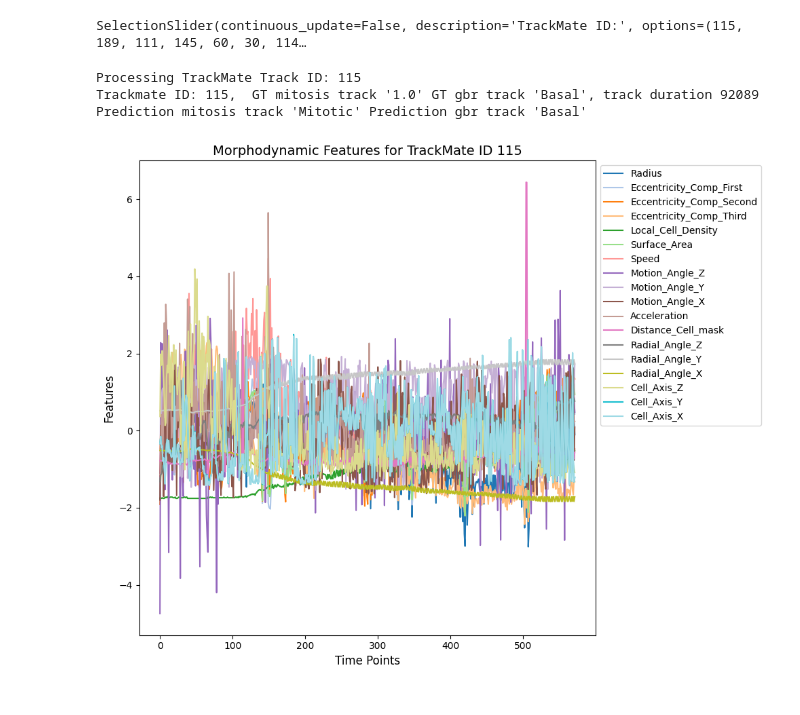
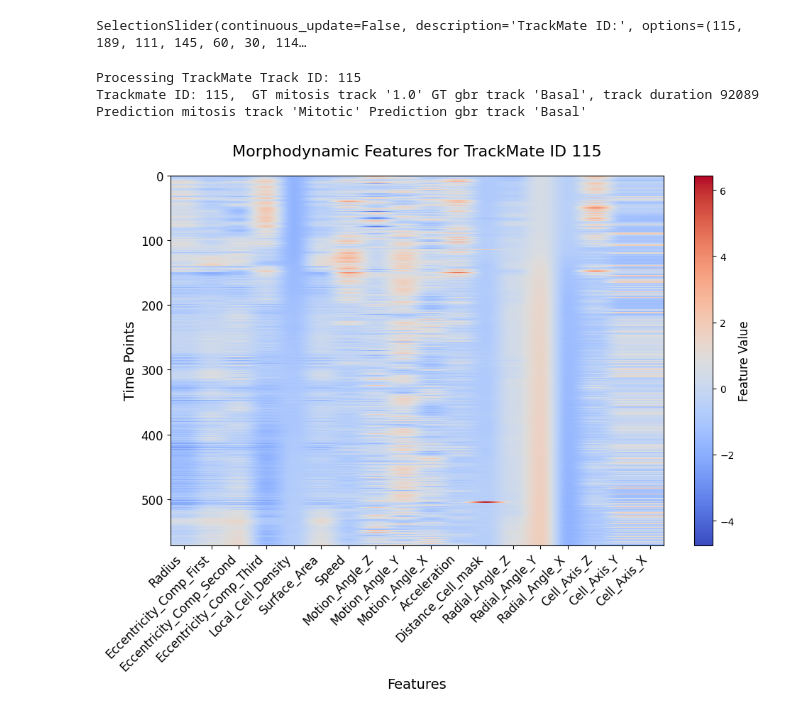
Before and after one commit to kapoorlab/CopenhagenWorkflow, a Jupyter notebook: inception_demo.ipynb, the cells around one changed output. Cells and saved outputs as stored; diff of their text form; code cells hidden in the pictures.

Commit message:
figure

```diff
--- a/inception_demo.ipynb
+++ b/inception_demo.ipynb
@@ -118,45 +118,52 @@ def process_trackmate_id(trackmate_id):
 
     gbr_prediction = inception_model_prediction(tracks_dataframe, trackmate_id, tracklet_length, class_map_gbr, morphodynamic_model=gbr_morpho_torch_model, device=device)
     mitosis_prediction = inception_model_prediction(tracks_dataframe, trackmate_id, tracklet_length, class_map_mitosis, morphodynamic_model=mitosis_morpho_torch_model, device=device)
     if len(tracks_dataframe[tracks_dataframe['TrackMate Track ID'] == trackmate_id]) > 0:
         track_duration = tracks_dataframe[tracks_dataframe['TrackMate Track ID'] == trackmate_id]['Track Duration'].iloc[0]
         track_mitosis = tracks_dataframe[tracks_dataframe['TrackMate Track ID'] == trackmate_id]['Dividing'].iloc[0]
         track_celltype = tracks_dataframe[tracks_dataframe['TrackMate Track ID'] == trackmate_id]['Cell_Type'].iloc[0]
         print(f"Trackmate ID: {trackmate_id},  GT mitosis track '{track_mitosis}' GT gbr track '{track_celltype}', track duration {track_duration}")
         print(f"Prediction mitosis track '{mitosis_prediction}' Prediction gbr track '{gbr_prediction}'")
         morphodynamic_features = tracks_dataframe[tracks_dataframe['TrackMate Track ID'] == trackmate_id][SHAPE_DYNAMIC_FEATURES].to_numpy()
-        plt.figure(figsize=(10, 8))
-        time_points = np.arange(morphodynamic_features.shape[0])
-        for i, feature_name in enumerate(SHAPE_DYNAMIC_FEATURES):
-          plt.plot(
-            time_points,
-            morphodynamic_features[:, i],
-            color=colormap(i),
-            label=feature_name,
-            linestyle='-'
-        )
+        fig_width = max(10, len(SHAPE_DYNAMIC_FEATURES) * 0.5)
+        plt.figure(figsize=(fig_width, 8))
+        plt.imshow(morphodynamic_features,aspect='auto', cmap='coolwarm')
 
-        plt.title(f'Morphodynamic Features for TrackMate ID {trackmate_id}', fontsize=14)
-        plt.xlabel('Time Points', fontsize=12)
-        plt.ylabel('Features', fontsize=12)
-        plt.legend(loc='upper left', bbox_to_anchor=(1, 1), fontsize=10)
+        plt.title(f'Morphodynamic Features for TrackMate ID {trackmate_id}', fontsize=16, pad=20)
+        plt.xlabel('Features', fontsize=14)
+        plt.ylabel('Time Points', fontsize=14)
+
+        plt.xticks(
+                ticks=np.arange(len(SHAPE_DYNAMIC_FEATURES)),
+                labels=SHAPE_DYNAMIC_FEATURES,
+                fontsize=12,
+                rotation=45,
+                ha='right'
+            )
+        plt.yticks(fontsize=12)
+
+        cbar = plt.colorbar()
+        cbar.set_label('Feature Value', fontsize=12)
+        cbar.ax.tick_params(labelsize=10)
+
+        # Improving layout
         plt.tight_layout()
         plt.show()
 
     else:
         print(f'Dataframe is empty skipping {trackmate_id}')
 
 def on_slider_change(change):
     process_trackmate_id(change['new'])
 
 
 
 trackmate_slider.observe(on_slider_change, names='value')
 
 process_trackmate_id(trackmate_slider.value)
 # %% [output]
 SelectionSlider(continuous_update=False, description='TrackMate ID:', options=(115, 189, 111, 145, 60, 30, 114…
 Processing TrackMate Track ID: 115
 Trackmate ID: 115,  GT mitosis track '1.0' GT gbr track 'Basal', track duration 92089
 Prediction mitosis track 'Mitotic' Prediction gbr track 'Basal'
-[figure, old version]
+[figure, new version]
```
